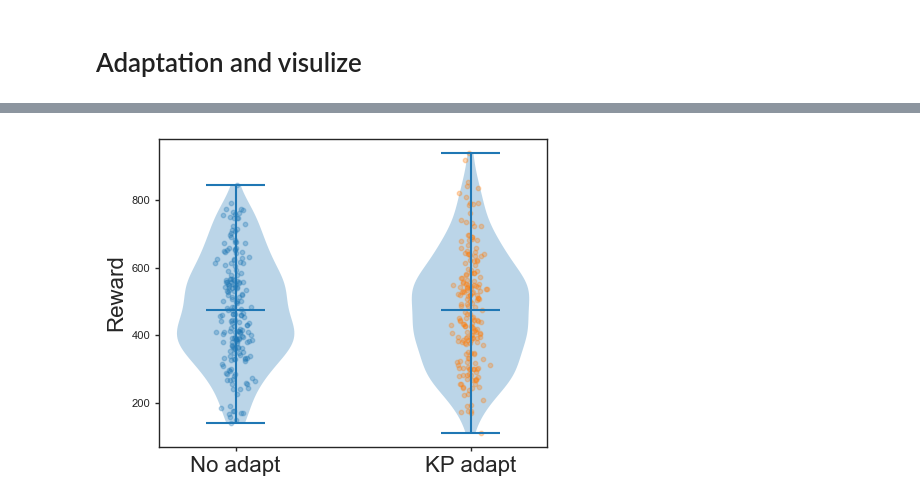
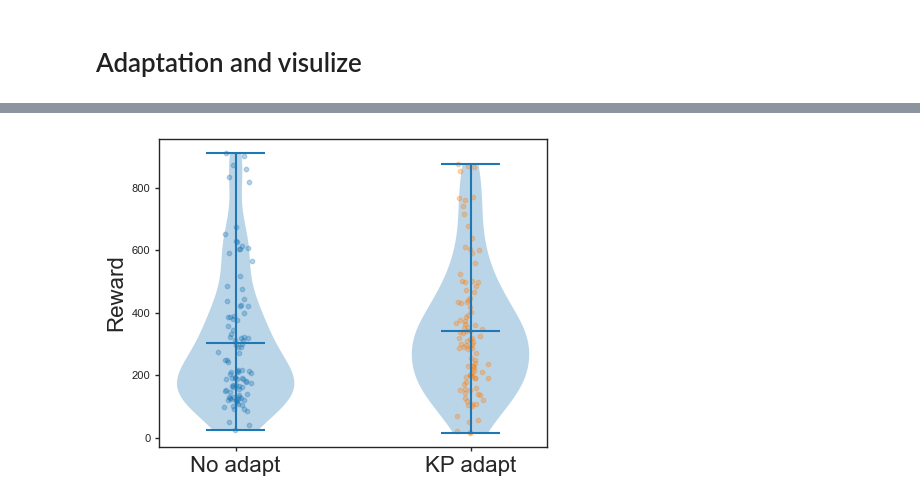
Before and after one commit to Baskin-LIU/Kernel-Propagation, a Jupyter notebook: Experiments/AdaptiveRL.ipynb, the cells around one changed output, grey strips where cells are left out. Cells and saved outputs as stored; diff of their text form; code cells hidden in the pictures.

```diff
--- a/Experiments/AdaptiveRL.ipynb
+++ b/Experiments/AdaptiveRL.ipynb
@@ -159,7 +167,8 @@ for i in range(num_episode):
         if R_avg > best_R:
             best_R = R_avg
         print(f"Reward:{R_avg:.2f}, Steps:{duration_avg:.2f}, delta:{delta_avg.item():.3f}, beta:{actor.beta:.3f}")
-    if duration_avg > 496 and R_avg > 480:
+    if duration_avg > 496 and R_avg > 490:
+        best_R = R_avg
         print("Learning Success")
         break
 best_actor_state = actor.state_dict().copy()
@@ -325,15 +329,15 @@ def episode_interpolate_adapt(env, actor, critic, critic_target,
 
     return total_reward, t, frames
 # %%
-num_trials = 200
-wind = 4
+num_trials = 100
+wind = 7.
 
 visualize = False
 env = WindCartPoleEnv(wind=wind, render_mode="rgb_array")
 env = CartPoleCustomize(env=env)  #Do we need time limit?
 #env = CartPoleCustomize(env=None, display = True)
-actor_state_dict = torch.load(general_config['save_path']+"actor481.ckp", weights_only=False)
-critic_state_dict = torch.load(general_config['save_path']+"critic481.ckp", weights_only=False)
+actor_state_dict = torch.load(general_config['save_path']+"actor493.ckp", weights_only=False)
+critic_state_dict = torch.load(general_config['save_path']+"critic493.ckp", weights_only=False)
 
 actor = buildRLNet(actor_config, general_config).to(device)
 critic = buildRLNet(critic_config, general_config).to(device)
@@ -347,8 +351,7 @@ critic_target.load_state_dict(critic_state_dict)
 
 for i in range(num_trials):
     total_reward, t, frames = episode_interpolate_adapt(env, actor, critic, critic_target,
-                                                     optimizer_actor, optimizer_critic,
-                                                     adapt=False, visualize=visualize,)
+                                                     None, None, adapt=False, visualize=visualize,)
     noAdapt_reward.append(total_reward)
     noAdapt_time.append(t)
     if total_reward < 0:
@@ -368,16 +371,16 @@ for i in range(num_trials):
     critic_target.load_state_dict(critic_state_dict)
     # optimizer_actor = torch.optim.RMSprop(
     #     actor.parameters(),
-    #     lr=2e-4, alpha=0.6
+    #     lr=1e-4, alpha=0.6
     # )
     # optimizer_critic = torch.optim.RMSprop(
     #     critic.parameters(),
-    #     lr=2e-3, alpha=0.6
+    #     lr=1e-3, alpha=0.6
     # )
 
     optimizer_actor = torch.optim.SGD(
         actor.parameters(),
-        lr=2e-3,
+        lr=1e-3,
     )
     optimizer_critic = torch.optim.SGD(
         critic.parameters(),
@@ -389,7 +392,7 @@ for i in range(num_trials):
                                                      adapt=True, visualize=visualize,)
     Adapt_reward.append(total_reward)
     Adapt_time.append(t)
-    if total_reward > 700:
+    if total_reward > 750:
         imageio.mimsave("../Figures/cartpole_Adapt%.1f.gif"%total_reward, frames, fps=30)
 Adapt_reward = np.array(Adapt_reward)
 Adapt_time = np.array(Adapt_time)
@@ -399,21 +418,21 @@ Average Reward with adaptation:  245.41177
 # %%
 #TODO plot the bar with many runs
 fig, ax = plt.subplots(figsize = (5, 4))
 
-#data = [noAdapt_reward, Adapt_reward]
-data = [noAdapt_time, Adapt_time]
+data = [noAdapt_reward, Adapt_reward]
+#data = [noAdapt_time, Adapt_time]
 ax.violinplot(data, positions=[0,1], showmeans=True)
 ax.set_xticks([0,1], ['No adapt', 'KP adapt'], fontsize=16)
 ax.set_ylabel("Reward", fontsize=16)
 
 for i, d in enumerate(data):
     x = np.random.normal(i, 0.03, size=len(d))  # small horizontal jitter
     ax.scatter(x, d, alpha=0.3, s=10)
 
 #plt.savefig('../Figures/CartpoleAdpation.png')
 plt.show()
 # %% [output]
-[figure, old version]
+[figure, new version]
 # %%
 (noAdapt_time > 500).sum()/num_trials
 # %% [output]
```
Also changed, not shown: parts of 11 cells of this notebook, 10 other files.
